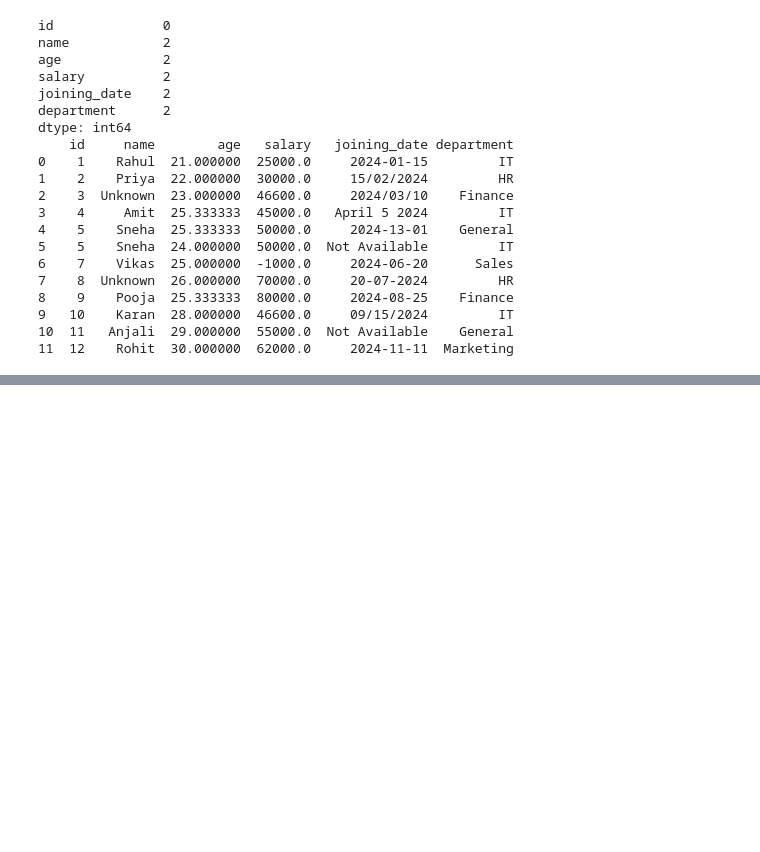
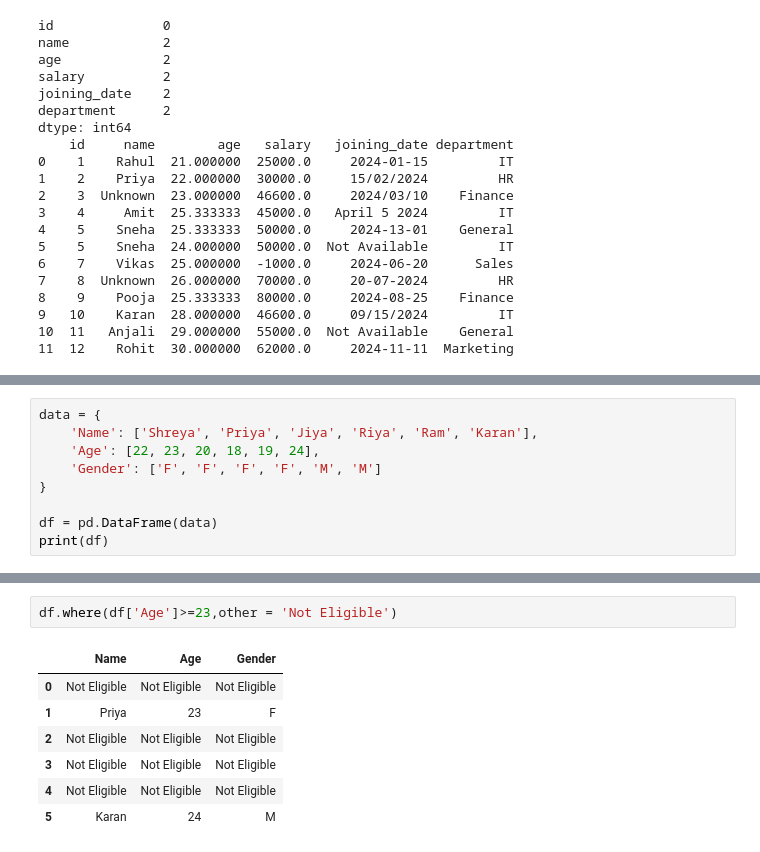
Before and after one commit to balkrushnanaik/Python-Libraries, a Jupyter notebook: Notebook/Learning_Pandas.ipynb, the cells around one changed output, grey strips where cells are left out. Drawn from its saved outputs; the diff is of its cells as text; blank space fills up the shorter version.

```diff
--- a/Notebook/Learning_Pandas.ipynb
+++ b/Notebook/Learning_Pandas.ipynb
@@ -408,0 +417,9 @@ dtype: int64
+# %%
+data = {
+    'Name': ['Shreya', 'Priya', 'Jiya', 'Riya', 'Ram', 'Karan'],
+    'Age': [22, 23, 20, 18, 19, 24],
+    'Gender': ['F', 'F', 'F', 'F', 'M', 'M']
+}
+
+df = pd.DataFrame(data)
+print(df)
@@ -408,0 +441,10 @@ dtype: int64
+# %%
+df.where(df['Age']>=23,other = 'Not Eligible')
+# %% [output]
+|  | Name | Age | Gender |
+| 0 | Not Eligible | Not Eligible | Not Eligible |
+| 1 | Priya | 23 | F |
+| 2 | Not Eligible | Not Eligible | Not Eligible |
+| 3 | Not Eligible | Not Eligible | Not Eligible |
+| 4 | Not Eligible | Not Eligible | Not Eligible |
+| 5 | Karan | 24 | M |
```
Also changed, not shown: parts of 8 cells of this notebook, 1 other file.
